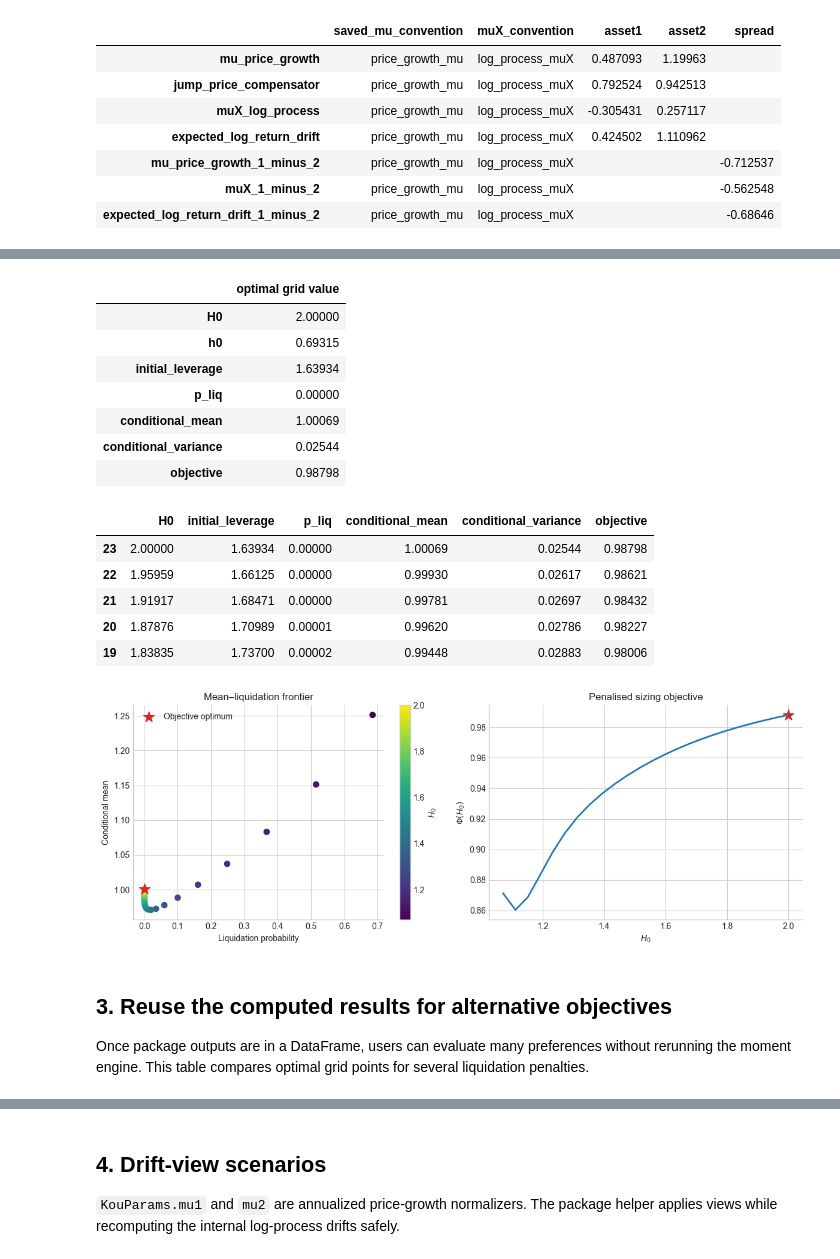
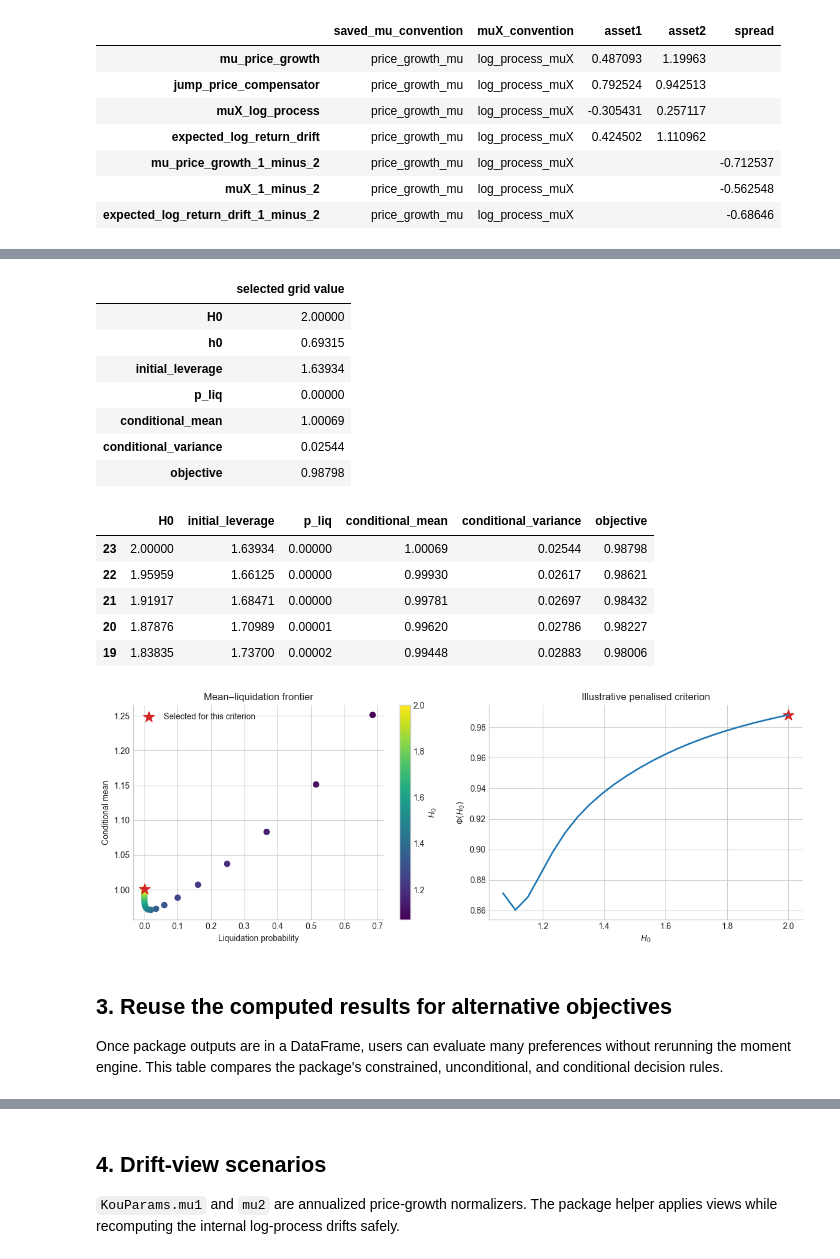
Before and after one commit to francisliu2/Defi_interestRate, a Jupyter notebook: notebooks/03_sizing_frontier_and_drift_views.ipynb, the cells around one changed output, grey strips where cells are left out. Saved outputs shown, nothing was run; the diff lists cells and outputs as text; code cells hidden in the pictures.

Commit message:
polished paper

```diff
--- a/notebooks/03_sizing_frontier_and_drift_views.ipynb
+++ b/notebooks/03_sizing_frontier_and_drift_views.ipynb
@@ -67,25 +72,22 @@ def compute_sizing_grid(params, H0_values, *, max_moment_order=2):
     )
     return pd.DataFrame(rows)
 
-def add_objective(frame, *, alpha, delta):
-    """Add the paper's penalised objective to a result DataFrame."""
-    out = frame.copy()
-    out["objective"] = (
-        out["conditional_mean"]
-        - 0.5 * alpha * out["conditional_variance"]
-        - delta * out["p_liq"]
+def conditional_selection(frame, *, alpha, delta):
+    """Apply the package's explicit conditional rule to a computed grid."""
+    return select_conditional_mean_variance_with_liquidation_penalty(
+        frame.to_dict("records"), alpha=alpha, delta=delta
     )
-    return out
 
 H0_grid = np.linspace(constraint["H0_min"] + 0.002, 2.0, 24)
-frontier = add_objective(compute_sizing_grid(params, H0_grid), alpha=alpha, delta=delta)
-best = frontier.loc[frontier["objective"].idxmax()]
+selection = conditional_selection(compute_sizing_grid(params, H0_grid), alpha=alpha, delta=delta)
+frontier = pd.DataFrame(selection.scored_rows).rename(columns={"objective_score": "objective"})
+best = pd.Series(selection.selected).rename({"objective_score": "objective"})
 
 # Tabulate the best candidate and the five highest-scoring grid points.
-display(best[["H0", "h0", "initial_leverage", "p_liq", "conditional_mean", "conditional_variance", "objective"]].to_frame("optimal grid value").style.format(precision=5))
+display(best[["H0", "h0", "initial_leverage", "p_liq", "conditional_mean", "conditional_variance", "objective"]].to_frame("selected grid value").style.format(precision=5))
 frontier.nlargest(5, "objective")[["H0", "initial_leverage", "p_liq", "conditional_mean", "conditional_variance", "objective"]].style.format(precision=5)
 # %% [output]
-|  | optimal grid value |
+|  | selected grid value |
 | H0 | 2.00000 |
 | h0 | 0.69315 |
 | initial_leverage | 1.63934 |
@@ -102,20 +104,20 @@ frontier.nlargest(5, "objective")[["H0", "initial_leverage", "p_liq", "condition
 # %%
 fig, axes = plt.subplots(1, 2, figsize=(12, 4.5))
 sc = axes[0].scatter(frontier["p_liq"], frontier["conditional_mean"], c=frontier["H0"], cmap="viridis", s=45)
-axes[0].scatter(best["p_liq"], best["conditional_mean"], marker="*", s=180, color="tab:red", label="Objective optimum")
+axes[0].scatter(best["p_liq"], best["conditional_mean"], marker="*", s=180, color="tab:red", label="Selected for this criterion")
 axes[0].set(xlabel="Liquidation probability", ylabel="Conditional mean", title="Mean–liquidation frontier")
 axes[0].legend()
 fig.colorbar(sc, ax=axes[0], label="$H_0$")
 
 axes[1].plot(frontier["H0"], frontier["objective"], lw=2)
 axes[1].scatter(best["H0"], best["objective"], marker="*", s=180, color="tab:red")
-axes[1].set(xlabel="$H_0$", ylabel=r"$\Phi(H_0)$", title="Penalised sizing objective")
+axes[1].set(xlabel="$H_0$", ylabel=r"$\Phi(H_0)$", title="Illustrative penalised criterion")
 fig.tight_layout()
 plt.show()
 # %% [output]
-[figure, old version]
+[figure, new version]
 # %% [markdown]
 ## 3. Reuse the computed results for alternative objectives
 
-Once package outputs are in a DataFrame, users can evaluate many preferences without rerunning the moment engine. This table compares optimal grid points for several liquidation penalties.
+Once package outputs are in a DataFrame, users can evaluate many preferences without rerunning the moment engine. This table compares the package's constrained, unconditional, and conditional decision rules.
 # %%
```
Also changed, not shown: parts of 6 cells of this notebook, 49 other files.
